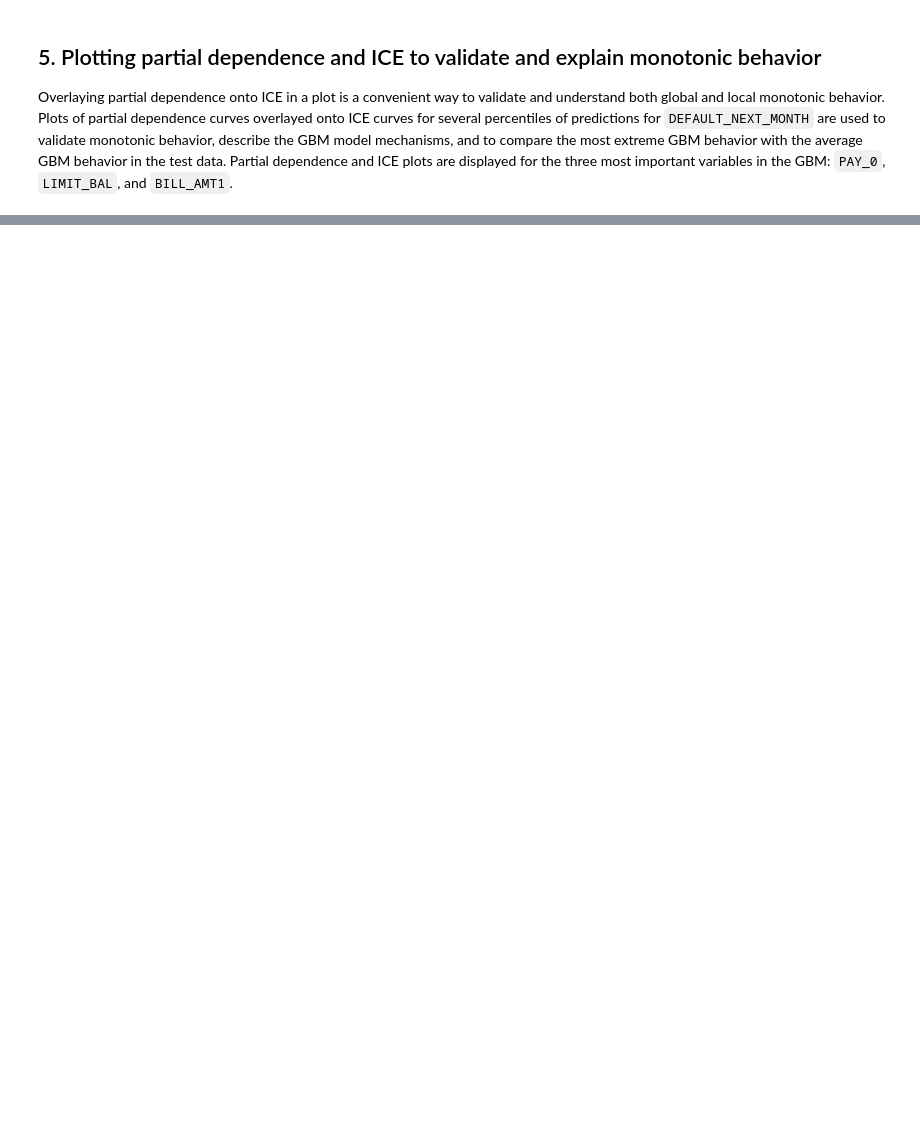
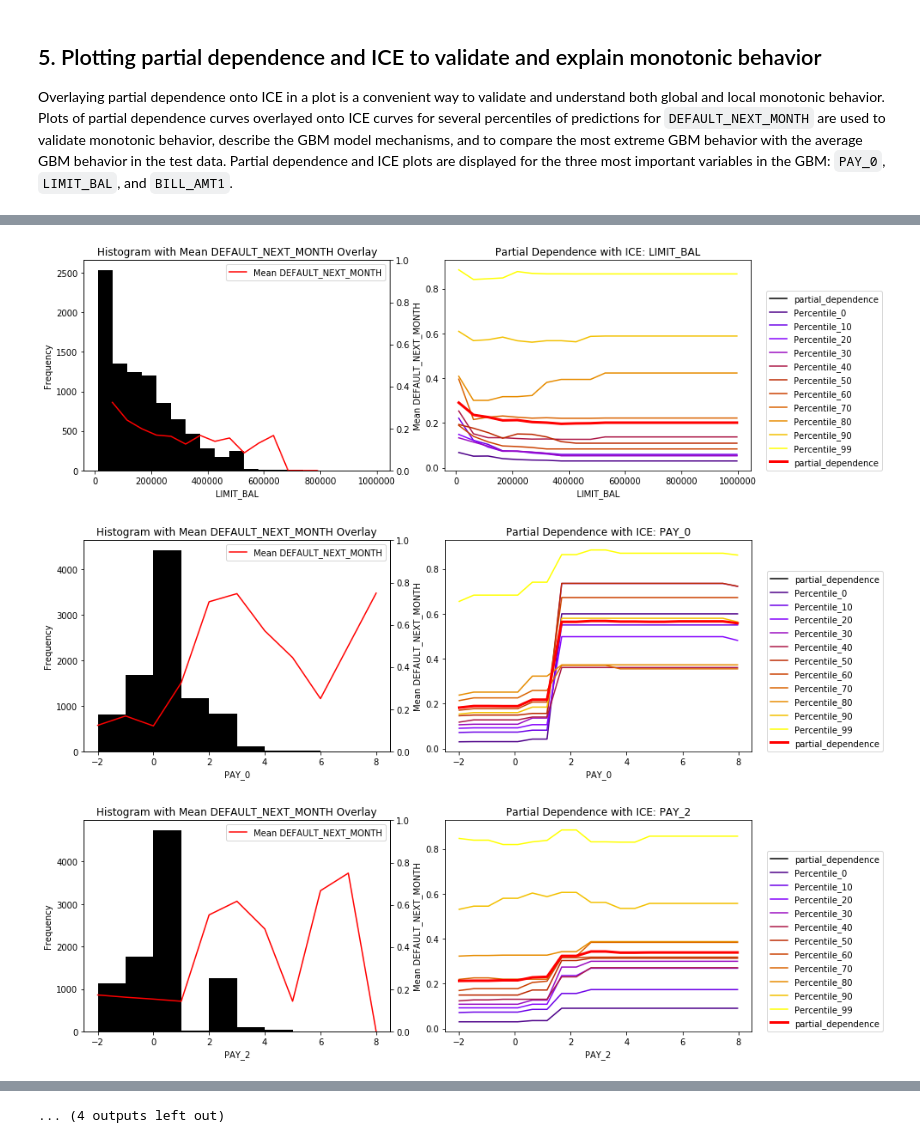
Before and after one commit to jphall663/interpretable_machine_learning_with_python, a Jupyter notebook: glm_mgbm_gbm.ipynb, the cells around one changed output, grey strips where cells are left out. Cells and saved outputs as stored; diff of their text form; code cells hidden in the pictures; blank space fills up the shorter version.

```diff
--- a/glm_mgbm_gbm.ipynb
+++ b/glm_mgbm_gbm.ipynb
@@ -988,0 +1090,23 @@ print(eval_frame['best_mgbm Rank'].mean()) # 1
+# %%
+gbm_pd_ice_dict = {}
+# %%
+gbm_selected = list(gbm_selected_coefs[gbm_selected_coefs['GBM Mean SHAP Value'] != 0].index)
+
+for xs in gbm_selected:
+    gbm_pd_ice_dict[xs] = par_dep(xs, test, best_gbm)
+# %%
+# merge GBM predictions onto test data
+gbm_yhat_test = pd.concat([test.reset_index(drop=True),
+                           best_gbm.predict(h2o.H2OFrame(test))['p1'].as_data_frame()],
+                           axis=1)
+
+gbm_yhat_test = gbm_yhat_test.rename(columns={'p1':'p_DEFAULT_NEXT_MONTH'})
+
+# find percentiles of predictions
+gbm_percentile_dict = get_percentile_dict('p_DEFAULT_NEXT_MONTH', 'ID', gbm_yhat_test)
+
+# display percentiles dictionary
+# ID values for rows
+# from lowest prediction
+# to highest prediction
+gbm_percentile_dict
@@ -988,0 +1144,19 @@ print(eval_frame['best_mgbm Rank'].mean()) # 1
+# %%
+# loop though important variables
+for xs in gbm_selected:
+
+    bins = list(gbm_pd_ice_dict[xs][xs])
+
+    for i in sorted(gbm_percentile_dict.keys()):
+        col_name = 'Percentile_' + str(i)
+        gbm_pd_ice_dict[xs][col_name] = par_dep(xs,
+                                                test[test['ID'] == int(gbm_percentile_dict[i])][gbm_selected],
+                                                best_gbm,
+                                                bins=bins)['partial_dependence']
+# %%
+for xs in gbm_selected:
+    diag_plot(xs, gbm_pd_ice_dict)
+# %% [output]
+[figure, added]
+[figure, added]
+[figure, added]
@@ -988,0 +1172 @@ print(eval_frame['best_mgbm Rank'].mean()) # 1
+... (4 outputs left out)
```
Also changed, not shown: parts of 28 cells of this notebook.
